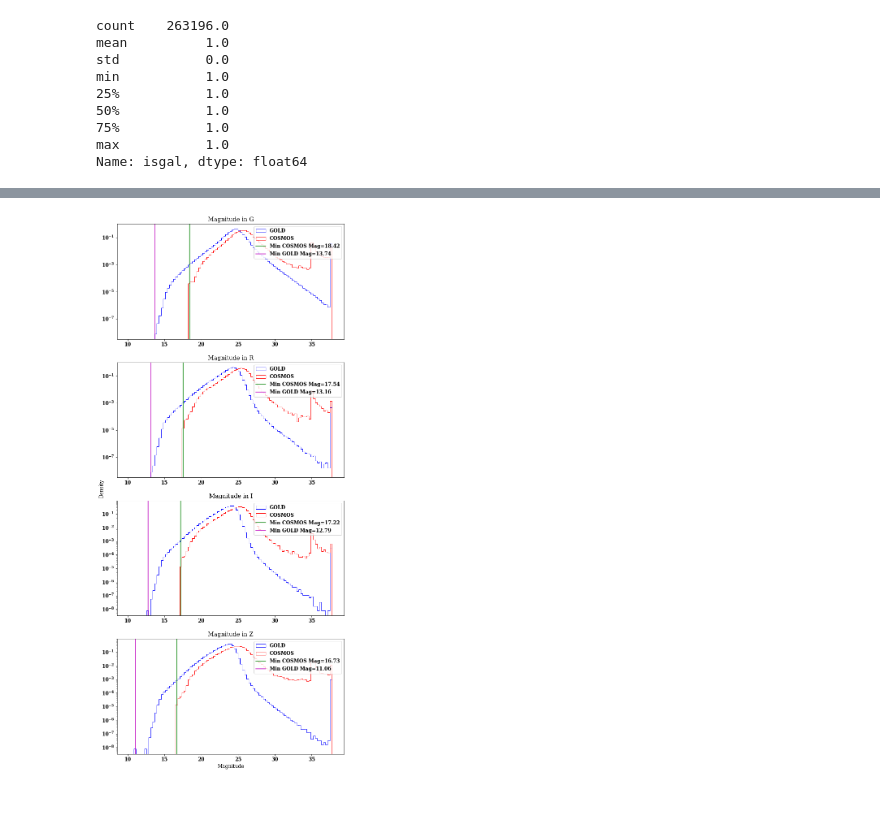
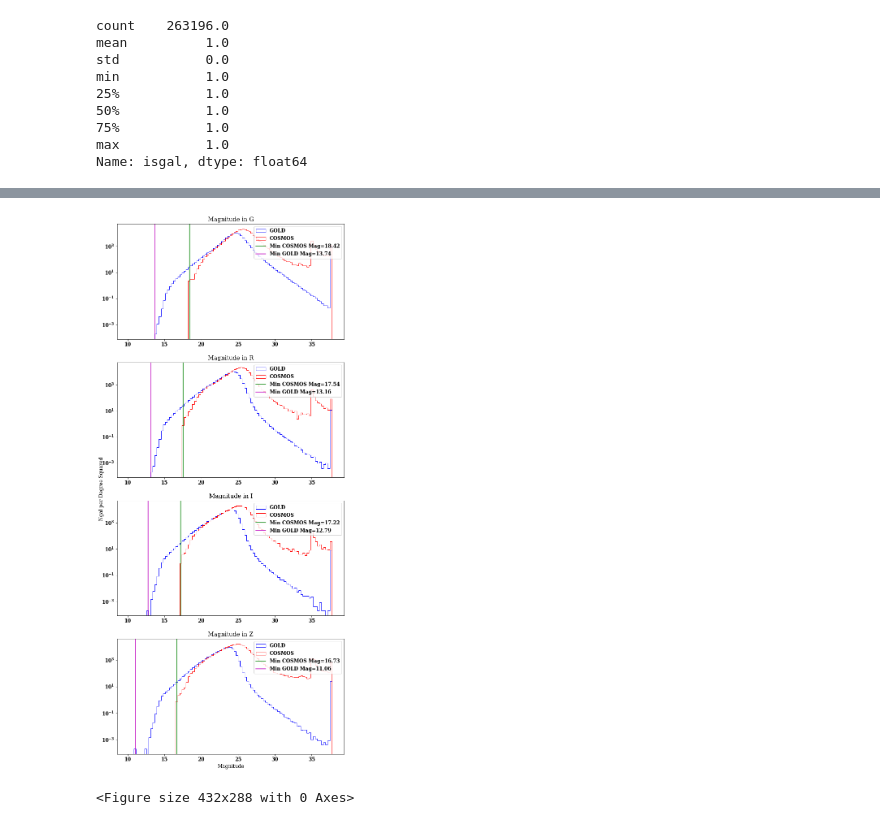
Before and after one commit to zchvsre/des_y6_imsim, a Jupyter notebook: cosmos_GOLD_analysis.ipynb, the cells around one changed output, grey strips where cells are left out. Saved outputs shown, nothing was run; the diff lists cells and outputs as text; code cells hidden in the pictures.

Commit message:
update density plot with best fit scale factor

```diff
--- a/cosmos_GOLD_analysis.ipynb
+++ b/cosmos_GOLD_analysis.ipynb
@@ -80,0 +111,2 @@ DES_AREA = 5000
+# %%
+scale_factor = find_scale_factor().x
@@ -84,8 +118,7 @@ font = {'family': 'serif', 'weight': 'bold', 'size': 12}
 matplotlib.rc('font', **font)
 plt.rcParams['axes.facecolor'] = 'white'
 
-
-def make_mag_histogram():
+def make_mag_histogram(scale_factor = 1):
     fig, axes = plt.subplots(nrows=4,
                              ncols=1,
                              figsize=[10, 24],
@@ -94,16 +127,17 @@ def make_mag_histogram():
     bin_numbers = 100
     mag_bins = np.linspace(10, 38, bin_numbers)
     for i, ax in enumerate(axes):
-        ax.hist(gold_df[gold_mag_columns[i]] / DES_AREA,
+        # ax.plot([],[],label=f"Scale Factor = {scale_factor:.2f}")
+        ax.hist(gold_df[gold_mag_columns[i]],
                 histtype="step",
                 color='b',
                 label="GOLD",
-                bins=mag_bins)
-        ax.hist(cosmos_laigle[cosmos_mag_columns[i]]/ COSMOS_AREA,
+                bins=mag_bins, weights = (1/DES_AREA)*np.ones(len(gold_df)))
+        ax.hist(cosmos_laigle[cosmos_mag_columns[i]],
                 histtype="step",
                 color='r',
                 label="COSMOS",
-                bins=mag_bins)
+                bins=mag_bins, weights = (1/COSMOS_AREA * scale_factor)*np.ones(len(cosmos_laigle)))
         ax.set_title(f"Magnitude in {band_names[i]}")
         ax.set_yscale('log')
         cosmos_laigle_min = cosmos_laigle[cosmos_mag_columns[i]].min()
@@ -121,19 +155,17 @@ def make_mag_histogram():
                     left=False,
                     right=False)
     plt.xlabel("Magnitude")
-    if density == True:
-        plt.ylabel("Ngal per Degree Squared")
-    else:
-        plt.ylabel("Count")
+    plt.ylabel("Ngal per Degree Squared")
     fig.patch.set_facecolor('white')
+    plt.savefig('./mag_plot_density.png')
     plt.show()
-
 
 # fig.text(0.5, 0.04, 'Magnitude', ha='center')
 # fig.text(0.04, 0.5, 'Count', va='center', rotation='vertical')
 # # fig.tight_layout()
 # plt.subplots_adjust(left=0.08, bottom=0.2, right=1, top=1, wspace=0, hspace=0)
 # %%
-make_mag_histogram(density=True)
+make_mag_histogram(scale_factor=scale_factor)
 # %% [output]
-[figure, old version]
+[figure, new version]
+<Figure size 432x288 with 0 Axes>
```
Also changed, not shown: parts of 3 cells of this notebook.
